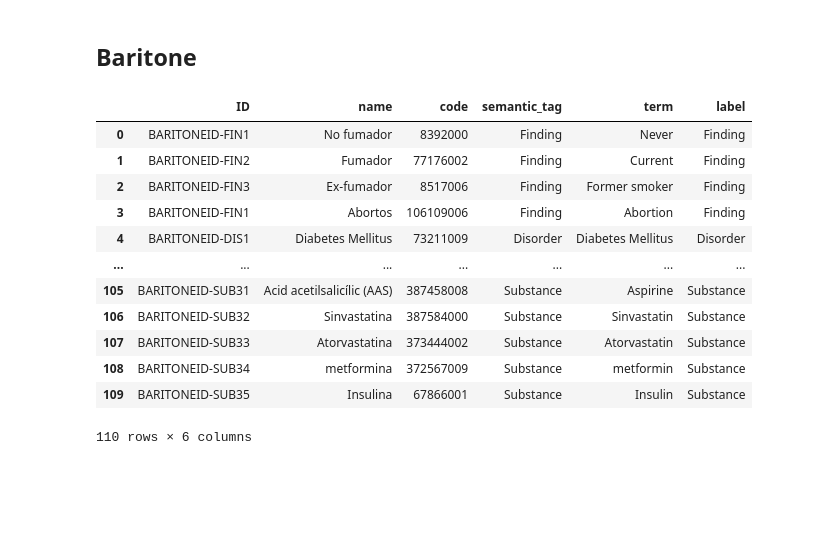
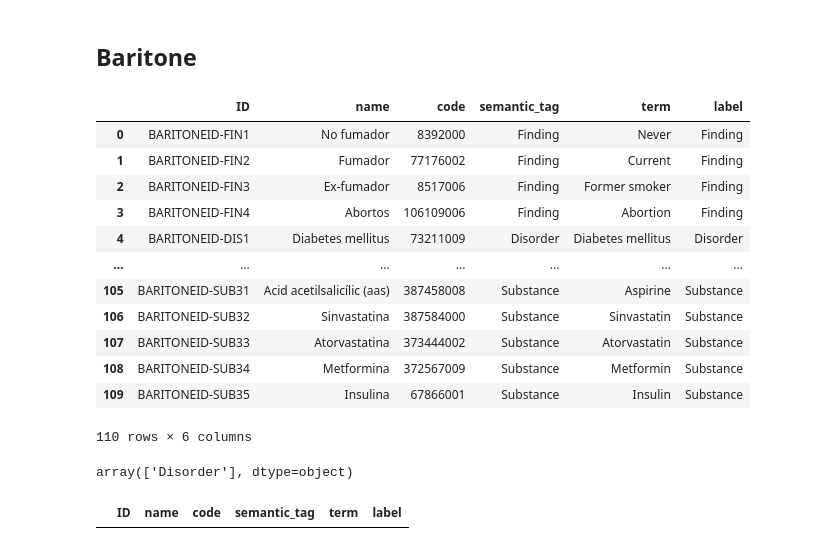
Before and after one commit to nlp4bia-bsc/dt4h-coverage-dash, a Jupyter notebook: notebooks/data-retrieval.ipynb, the cells around one changed output. Saved outputs shown, nothing was run; the diff lists cells and outputs as text; code cells hidden in the pictures; blank space fills up the shorter version.

Commit message:
BARITONE

```diff
--- a/notebooks/data-retrieval.ipynb
+++ b/notebooks/data-retrieval.ipynb
@@ -856,39 +856,50 @@ d_cols = {'ID': 'ID',
 df_variables_orig["Original Variable Name"] = df_variables_orig["Original Variable Name"].ffill()
 df_variables_orig["Type"] = df_variables_orig["Type"].bfill().ffill().str.capitalize()
 df_variables_orig = df_variables_orig[~df_variables_orig[["Spanish", "English"]].isnull().all(axis=1)]
 
 df_variables_orig = df_variables_orig[~df_variables_orig["Normalization"].isnull()]
+
+# Standardize strings
 df_variables_orig = df_variables_orig[df_variables_orig['Normalization'].str.match(r'^\d+$')]
+df_variables_orig = df_variables_orig.map(lambda x: x.strip().capitalize() if isinstance(x, str) else x)
 
 df_variables_orig = df_variables_orig.reset_index(drop=True)
 
 
 df_variables_orig["label"] = df_variables_orig["Type"]
 
 # Terms are not informed so the English name is used if available. Otherwise, the Spanish name is used.
 df_variables_orig["term"] = df_variables_orig["English"].fillna(df_variables_orig["Spanish"])
 
 # Define the IDs
 # TODO: Remove this when the IDs are informed
 first_3_lets_tipo = df_variables_orig["Type"].str[:3].str.upper()
 idx_per_tipo = df_variables_orig.reset_index().groupby("Type")["index"].rank().astype(int).astype(str)
 df_variables_orig["ID"] = "BARITONEID-" + first_3_lets_tipo + idx_per_tipo
 
 df_variables_orig = df_variables_orig.loc[:, d_cols.keys()].rename(columns=d_cols)
 
 df_variables = df_variables_orig.copy()
 df_variables
 # %% [output]
 |  | ID | name | code | semantic_tag | term | label |
 | 0 | BARITONEID-FIN1 | No fumador | 8392000 | Finding | Never | Finding |
 | 1 | BARITONEID-FIN2 | Fumador | 77176002 | Finding | Current | Finding |
 | 2 | BARITONEID-FIN3 | Ex-fumador | 8517006 | Finding | Former smoker | Finding |
-| 3 | BARITONEID-FIN1 | Abortos | 106109006 | Finding | Abortion | Finding |
-| 4 | BARITONEID-DIS1 | Diabetes Mellitus | 73211009 | Disorder | Diabetes Mellitus | Disorder |
+| 3 | BARITONEID-FIN4 | Abortos | 106109006 | Finding | Abortion | Finding |
+| 4 | BARITONEID-DIS1 | Diabetes mellitus | 73211009 | Disorder | Diabetes mellitus | Disorder |
 | ... | ... | ... | ... | ... | ... | ... |
-| 105 | BARITONEID-SUB31 | Acid acetilsalicílic (AAS) | 387458008 | Substance | Aspirine | Substance |
+| 105 | BARITONEID-SUB31 | Acid acetilsalicílic (aas) | 387458008 | Substance | Aspirine | Substance |
 | 106 | BARITONEID-SUB32 | Sinvastatina | 387584000 | Substance | Sinvastatin | Substance |
 | 107 | BARITONEID-SUB33 | Atorvastatina | 373444002 | Substance | Atorvastatin | Substance |
-| 108 | BARITONEID-SUB34 | metformina | 372567009 | Substance | metformin | Substance |
+| 108 | BARITONEID-SUB34 | Metformina | 372567009 | Substance | Metformin | Substance |
 | 109 | BARITONEID-SUB35 | Insulina | 67866001 | Substance | Insulin | Substance |
 110 rows × 6 columns
+# %%
+df_variables[df_variables["ID"].isin(["BARITONEID-DIS1"])]["label"].unique()
+# %% [output]
+array(['Disorder'], dtype=object)
+# %%
+df_variables[df_variables["ID"].duplicated(keep=False)].sort_values(by="ID")
+# %% [output]
+|  | ID | name | code | semantic_tag | term | label |
```
Also changed, not shown: parts of 2 cells of this notebook.
